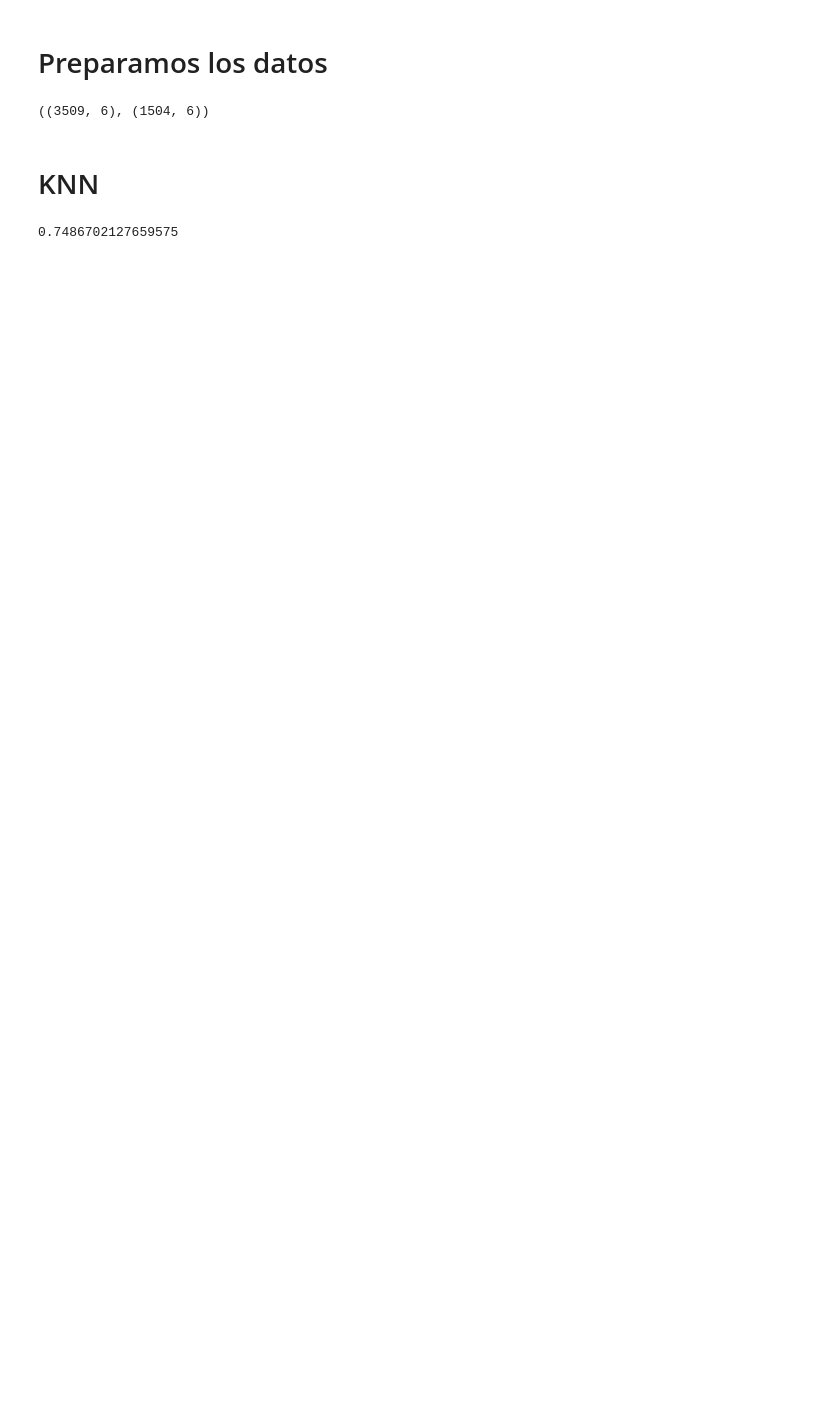
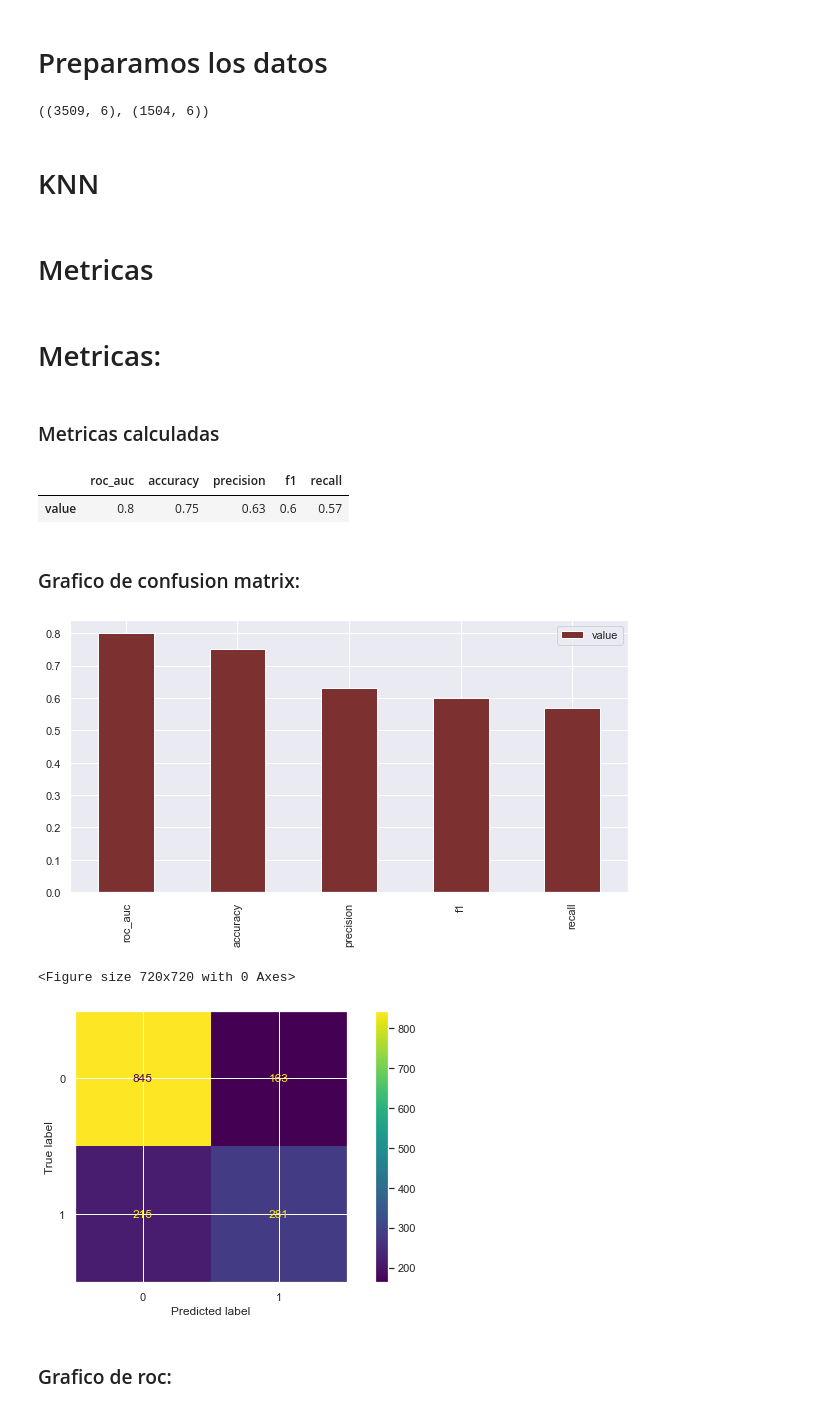
Before and after one commit to car-vigo/vinos-corderhouse, a Jupyter notebook: notebooks/5.0-vino.coderhouse-knn.ipynb, the cells around one changed output. Saved outputs shown, nothing was run; the diff lists cells and outputs as text; code cells hidden in the pictures; blank space fills up the shorter version.

Commit message:
metodo de metricas terminado

```diff
--- a/notebooks/5.0-vino.coderhouse-knn.ipynb
+++ b/notebooks/5.0-vino.coderhouse-knn.ipynb
@@ -82,7 +87,17 @@ knn = KNeighborsClassifier(n_neighbors=5)
 y_train_pred = knn.fit(X_train,y_train)
 # %%
 y_test_pred = knn.predict(X_test) #Prediccion en Test
-# %%
-knn.score(X_test, y_test)
-# %% [output]
-0.7486702127659575
+# %% [markdown]
+# Metricas
+# %%
+display_and_plot_all_metrics(knn,X_test,y_test,y_test_pred)
+# %% [output]
+# Metricas:
+### Metricas calculadas
+|  | roc_auc | accuracy | precision | f1 | recall |
+| value | 0.8 | 0.75 | 0.63 | 0.6 | 0.57 |
+### Grafico de confusion matrix:
+[figure, added]
+<Figure size 720x720 with 0 Axes>
+[figure, added]
+### Grafico de roc:
```
Also changed, not shown: parts of 4 cells of this notebook, 1 other file.
